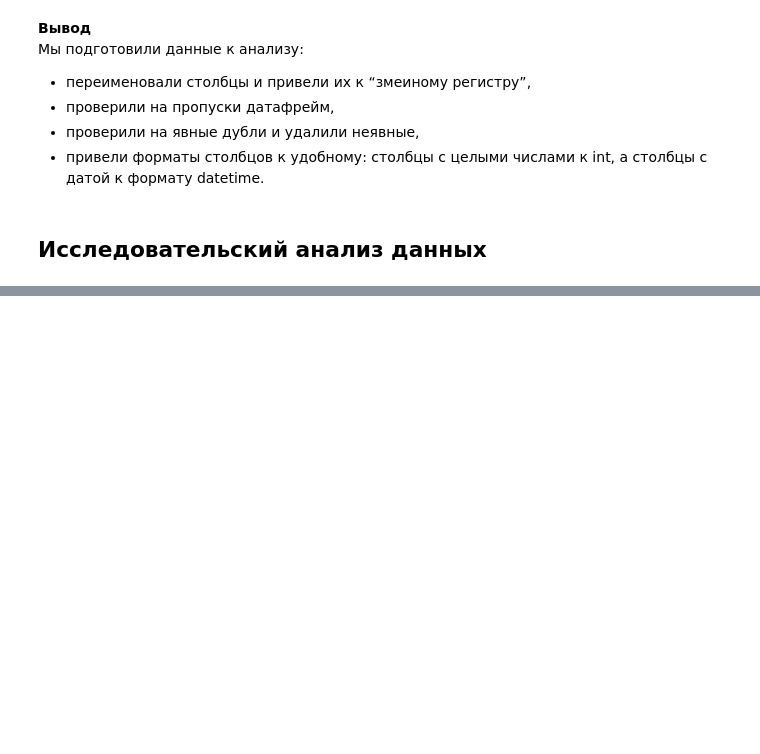
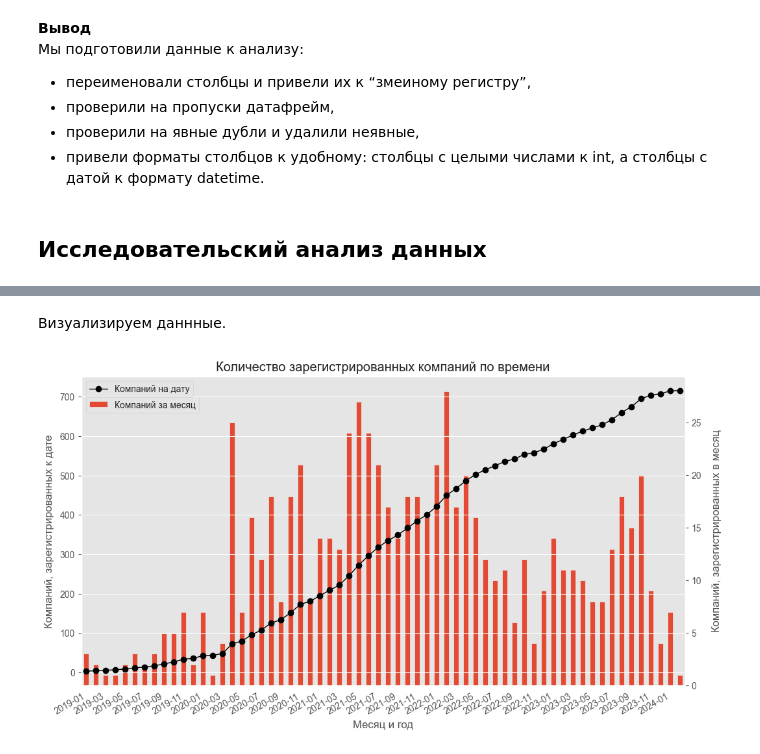
Before and after one commit to laringerman/gectaro, a Jupyter notebook: lgg_masterskaya_gectaro_240404_1.ipynb, the cells around one changed output, grey strips where cells are left out. Cells and saved outputs as stored; diff of their text form; code cells hidden in the pictures; blank space fills up the shorter version.

```diff
--- a/lgg_masterskaya_gectaro_240404_1.ipynb
+++ b/lgg_masterskaya_gectaro_240404_1.ipynb
@@ -623,0 +637,12 @@ None
+# %%
+# добавим колонку с месяцем и годом добавления компании в систему
+companies['created_year_month'] = pd.to_datetime(companies['created_at']).dt.strftime('%Y-%m')
+# %%
+# посчитаем сколько в каждую дату было  добавлено компаний.
+companies_dimanic = companies.groupby(by='created_year_month').agg({'id':'count'}).reset_index().sort_values(by='created_year_month')
+# посчитаем кумулятивную сумму, т.е. с накоплением
+companies_dimanic['companies_cumsum'] = companies_dimanic['id'].cumsum()
+
+# установим месяц и год, как индекс и переименуем колонку
+companies_dimanic = companies_dimanic.set_index('created_year_month').rename(columns={'id':'companys_per_month'})
+display(companies_dimanic.head(5))
@@ -623,0 +657,40 @@ None
+# %% [markdown]
+Визуализируем даннные.
+# %%
+fig, ax = plt.subplots(figsize=(12, 7))
+
+companies_dimanic[['companys_per_month']].plot(kind='bar',
+                               stacked=False,
+                               title='Количество зарегистрированных компаний по времени',
+                               ax=ax,
+                               grid=False)
+
+ax2 = ax.twinx()
+ax2.plot(ax.get_xticks(),
+         companies_dimanic[['companies_cumsum']].values,
+         linestyle='-',
+         marker='o',
+         color='k',
+         linewidth=1.0,
+         label='Компаний на дату')
+
+ax.set_xticklabels(companies_dimanic.index, fontsize=10)
+ax.set_xlabel('Месяц и год')
+
+ax.yaxis.set_ticks_position('right')
+ax.set_ylabel('Компаний, зарегистрированных к дате', labelpad=30)
+
+
+ax2.yaxis.set_ticks_position("left")
+ax2.set_ylabel('Компаний, зарегистрированных в месяц', labelpad=30)
+
+ax.legend(['Компаний за месяц'], loc='upper left', bbox_to_anchor=(0, 0.95))
+ax2.legend(loc='upper left', bbox_to_anchor=(0, 1))
+
+for label in ax.xaxis.get_ticklabels()[1::2]:
+    label.set_visible(False)
+
+fig.autofmt_xdate()
+plt.show();
+# %% [output]
+[figure, added]
```
Also changed, not shown: parts of 33 cells of this notebook.
